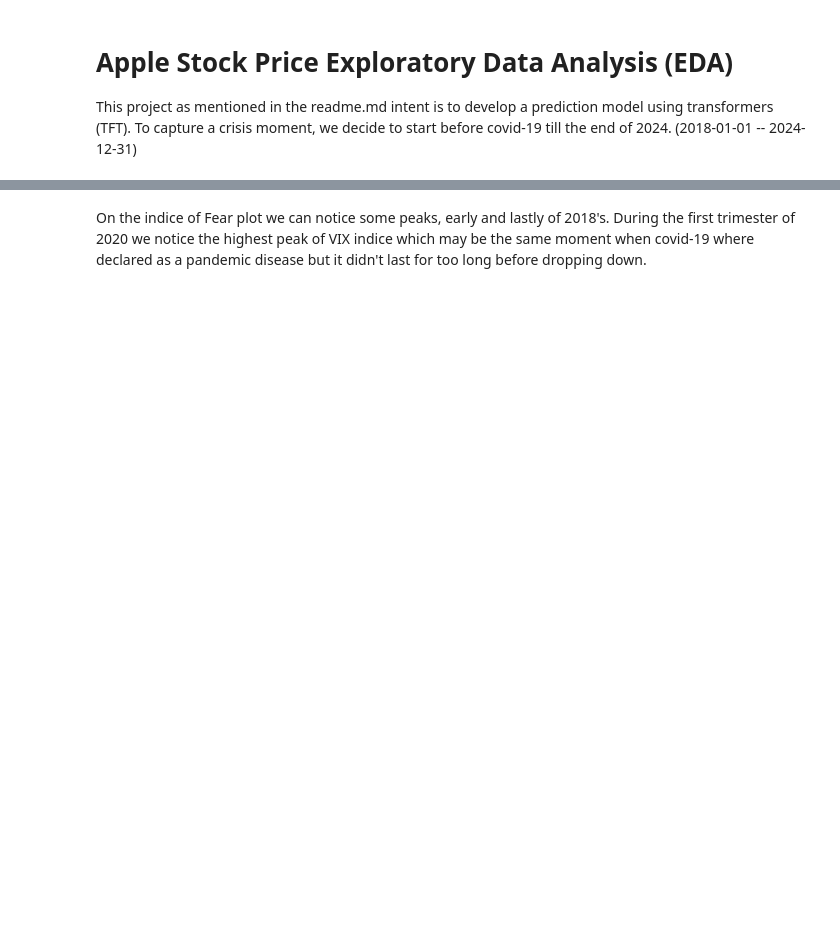
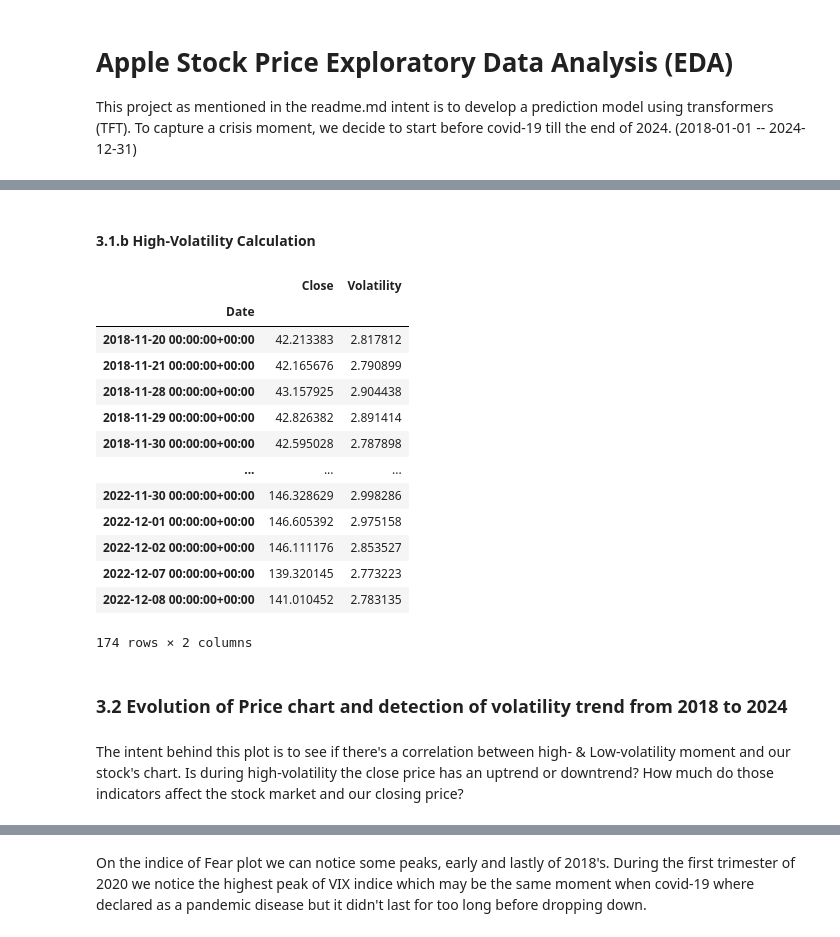
Before and after one commit to ehampala/stock_price_analysis, a Jupyter notebook: stock_price_eda.ipynb, the cells around one changed output, grey strips where cells are left out. Drawn from its saved outputs; the diff is of its cells as text; code cells hidden in the pictures; blank space fills up the shorter version.

```diff
--- a/stock_price_eda.ipynb
+++ b/stock_price_eda.ipynb
@@ -170,12 +254,30 @@ apple.describe()
+# %% [markdown]
+#### 3.1.b High-Volatility Calculation
 # %%
-# We want to set the top 10% volatility period
-threshold = apple['Volatility'].quantile(0.9)
-low_threshold = apple['Volatility'].quantile(0.1)
 high_volatility = apple[apple['Volatility'] > threshold]
-low_volatility = apple[apple['Volatility'] < low_threshold]
 
-low_volatility[['Close', 'Volatility' ]]
-# high_volatility[['Close', 'Volatility']]
+high_volatility[['Close', 'Volatility']]
+# %% [output]
+|  | Close | Volatility |
+| Date |  |  |
+| 2018-11-20 00:00:00+00:00 | 42.213383 | 2.817812 |
+| 2018-11-21 00:00:00+00:00 | 42.165676 | 2.790899 |
+| 2018-11-28 00:00:00+00:00 | 43.157925 | 2.904438 |
+| 2018-11-29 00:00:00+00:00 | 42.826382 | 2.891414 |
+| 2018-11-30 00:00:00+00:00 | 42.595028 | 2.787898 |
+| ... | ... | ... |
+| 2022-11-30 00:00:00+00:00 | 146.328629 | 2.998286 |
+| 2022-12-01 00:00:00+00:00 | 146.605392 | 2.975158 |
+| 2022-12-02 00:00:00+00:00 | 146.111176 | 2.853527 |
+| 2022-12-07 00:00:00+00:00 | 139.320145 | 2.773223 |
+| 2022-12-08 00:00:00+00:00 | 141.010452 | 2.783135 |
+174 rows × 2 columns
+# %% [markdown]
+### 3.2 Evolution of Price chart and detection of volatility trend from 2018 to 2024
+# %% [markdown]
+The intent behind this plot is to see if there's a correlation between high- & Low-volatility moment and our stock's chart.
+Is during high-volatility the close price has an uptrend or downtrend?
+How much do those indicators affect the stock market and our closing price?
 # %%
 plt.figure(figsize=(15,6))
 # sns.lineplot(data=apple['Close'])
```
Also changed, not shown: parts of 32 cells of this notebook, 1 other file.
